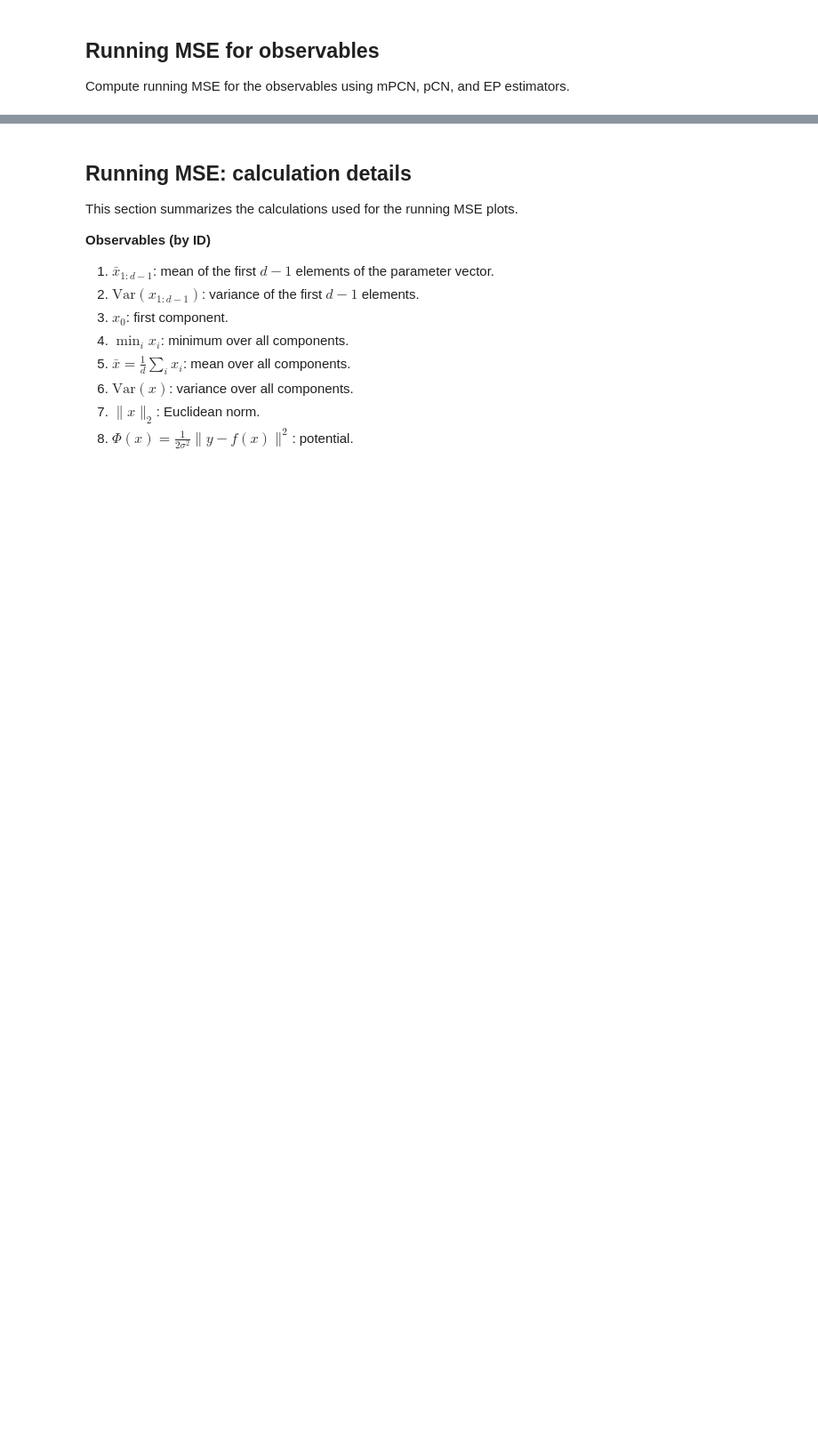
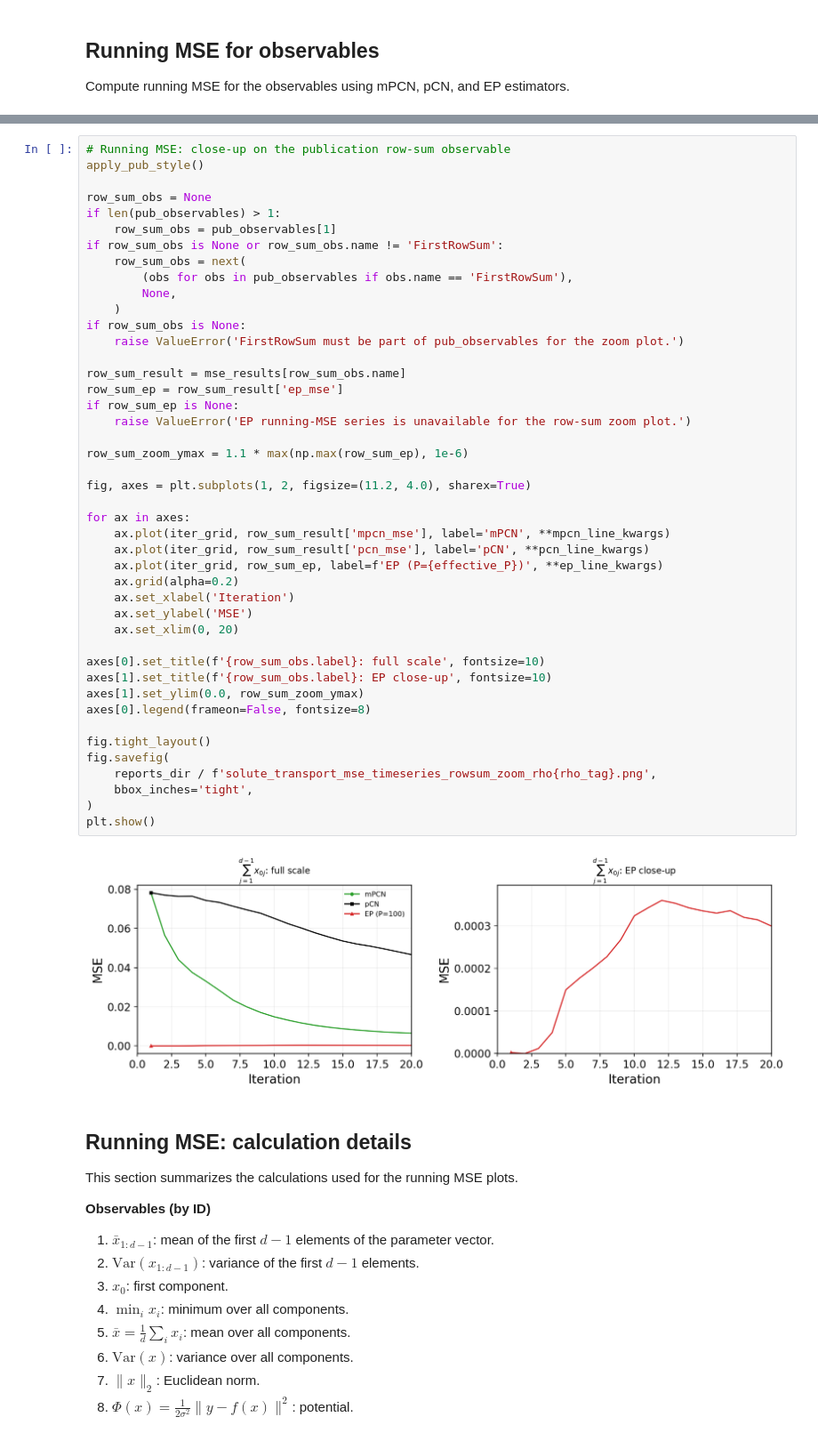
Before and after one commit to guillerminasenn/multiproposal-internal, a Jupyter notebook: notebooks/05_toy_solute_transport_mpcn_convergence.ipynb, the cells around one changed output, grey strips where cells are left out. Shown at 89% size. Drawn from its saved outputs; the diff is of its cells as text; blank space fills up the shorter version.

```diff
--- a/notebooks/05_toy_solute_transport_mpcn_convergence.ipynb
+++ b/notebooks/05_toy_solute_transport_mpcn_convergence.ipynb
@@ -2211,3 +2219,49 @@ plt.show()
+# %%
+# Running MSE: close-up on the publication row-sum observable
+apply_pub_style()
+
+row_sum_obs = None
+if len(pub_observables) > 1:
+    row_sum_obs = pub_observables[1]
+if row_sum_obs is None or row_sum_obs.name != 'FirstRowSum':
+    row_sum_obs = next(
+        (obs for obs in pub_observables if obs.name == 'FirstRowSum'),
+        None,
+    )
+if row_sum_obs is None:
+    raise ValueError('FirstRowSum must be part of pub_observables for the zoom plot.')
+
+row_sum_result = mse_results[row_sum_obs.name]
+row_sum_ep = row_sum_result['ep_mse']
+if row_sum_ep is None:
+    raise ValueError('EP running-MSE series is unavailable for the row-sum zoom plot.')
+
+row_sum_zoom_ymax = 1.1 * max(np.max(row_sum_ep), 1e-6)
+
+fig, axes = plt.subplots(1, 2, figsize=(11.2, 4.0), sharex=True)
+
+for ax in axes:
+    ax.plot(iter_grid, row_sum_result['mpcn_mse'], label='mPCN', **mpcn_line_kwargs)
+    ax.plot(iter_grid, row_sum_result['pcn_mse'], label='pCN', **pcn_line_kwargs)
+    ax.plot(iter_grid, row_sum_ep, label=f'EP (P={effective_P})', **ep_line_kwargs)
+    ax.grid(alpha=0.2)
+    ax.set_xlabel('Iteration')
+    ax.set_ylabel('MSE')
+    ax.set_xlim(0, 20)
+
+axes[0].set_title(f'{row_sum_obs.label}: full scale', fontsize=10)
+axes[1].set_title(f'{row_sum_obs.label}: EP close-up', fontsize=10)
+axes[1].set_ylim(0.0, row_sum_zoom_ymax)
+axes[0].legend(frameon=False, fontsize=8)
+
+fig.tight_layout()
+fig.savefig(
+    reports_dir / f'solute_transport_mse_timeseries_rowsum_zoom_rho{rho_tag}.png',
+    bbox_inches='tight',
+)
+plt.show()
+# %% [output]
+[figure, added]
 # %% [markdown]
 ## Running MSE: calculation details
 
```
Also changed, not shown: parts of 7 cells of this notebook, 3 other files.
